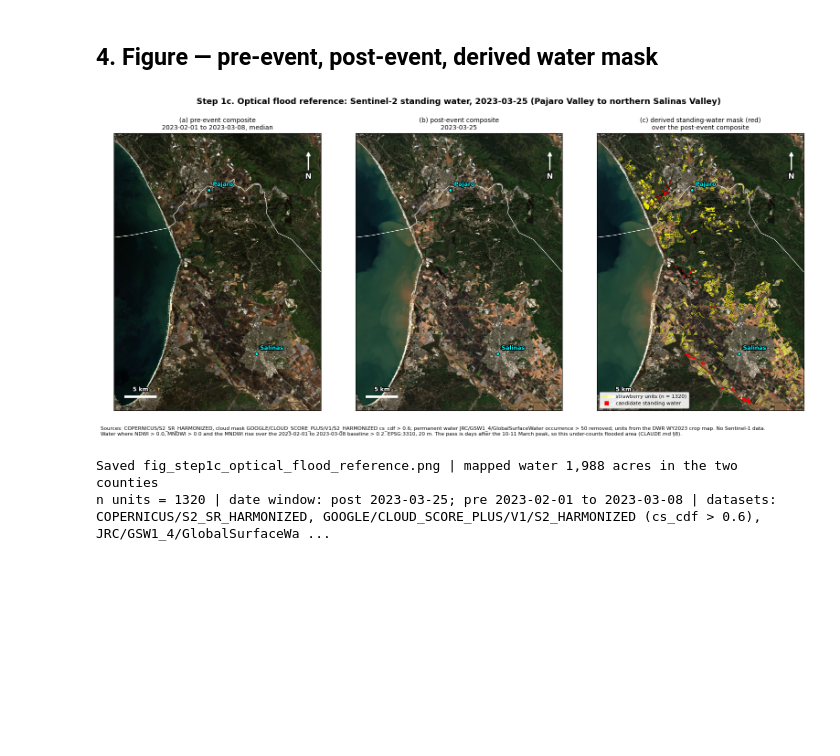
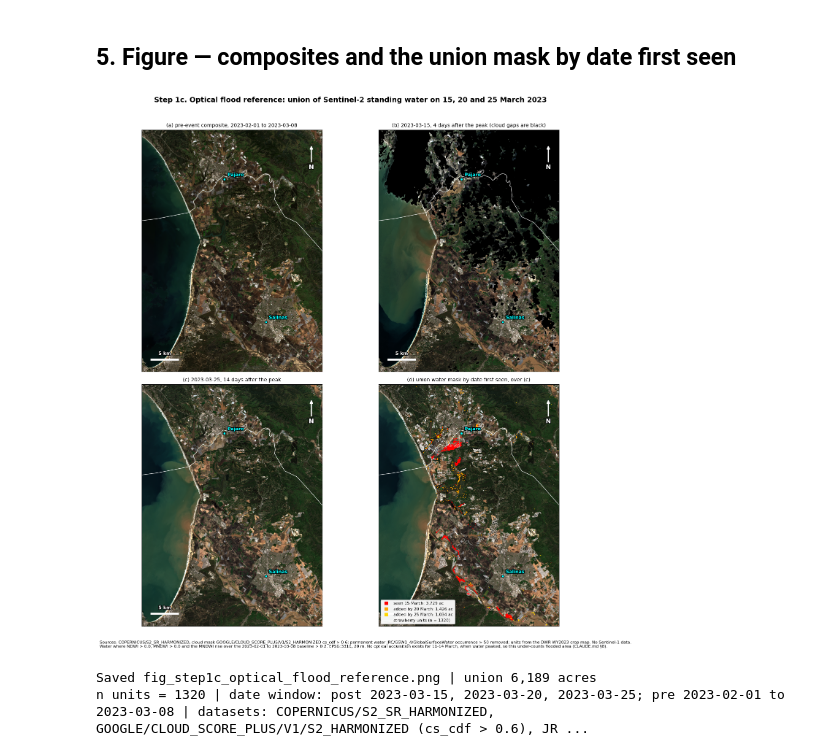
Before and after one commit to Austin-Krawczyk/satellite-strawberry, a Jupyter notebook: strawberry-index-insurance/notebooks/01c_optical_flood_reference.ipynb, the cells around one changed output. Saved outputs shown, nothing was run; the diff lists cells and outputs as text; code cells hidden in the pictures; blank space fills up the shorter version.

```diff
--- a/strawberry-index-insurance/notebooks/01c_optical_flood_reference.ipynb
+++ b/strawberry-index-insurance/notebooks/01c_optical_flood_reference.ipynb
@@ -36,13 +44,18 @@ from maps import HALO, add_north_arrow, add_scale_bar, ee_tif
 
 ee.Initialize(project=C.EE_PROJECT)
 
+PEAK = pd.Timestamp("2023-03-11")            # night of 10-11 March 2023
 POST_WINDOW = ("2023-03-11", "2023-03-26")   # 11-25 March 2023 inclusive
 PRE_WINDOW = ("2023-02-01", "2023-03-09")    # 1 Feb - 8 Mar 2023 inclusive
+DATES = ["2023-03-15", "2023-03-20", "2023-03-25"]
+SEEN_COLOR = {"2023-03-15": "red", "2023-03-20": "orange", "2023-03-25": "gold"}
 AOI_LL = (-121.90, 36.60, -121.55, 36.98)    # Pajaro Valley to northern Salinas Valley
+PAJARO_LL = (-121.86, 36.84, -121.70, 36.95)  # lower Pajaro Valley, the breach area
 ACRE_M2 = 4046.8564224
 
 counties_fc = ee.FeatureCollection(C.COUNTIES).filter(ee.Filter.inList("GEOID", C.COUNTY_GEOIDS))
 region = counties_fc.geometry()
+aoi, pajaro_aoi = ee.Geometry.BBox(*AOI_LL), ee.Geometry.BBox(*PAJARO_LL)
 counties = gpd.GeoDataFrame.from_features(counties_fc.getInfo()["features"], crs="EPSG:4326")
 counties = counties[["GEOID", "NAME", "geometry"]].sort_values("GEOID").reset_index(drop=True)
 counties_m = counties.to_crs(C.GRID_CRS)
@@ -65,8 +78,19 @@ def clear_s2(start, end):
             .map(lambda im: im.updateMask(im.select("cs_cdf").gt(C.CLEAR_CS_CDF))))
 
 
+def next_day(d):
+    return ee.Date(d).advance(1, "day").format("YYYY-MM-dd").getInfo()
+
+
+def acres(img_mask, geom=None):
+    total = (ee.Image.pixelArea().updateMask(img_mask)
+             .reduceRegion(ee.Reducer.sum(), geom or region, scale=20, maxPixels=1e10, tileScale=4)
+             .get("area").getInfo())
+    return (total or 0) / ACRE_M2
+
+
 print("Sentinel-1 is not used in this notebook.")
-print(f"post window {POST_WINDOW[0]} to 2023-03-25 | pre window {PRE_WINDOW[0]} to 2023-03-08 | "
+print(f"dates used for the union: {', '.join(DATES)} | pre-event baseline {PRE_WINDOW[0]} to 2023-03-08 | "
       f"n units = {N_UNITS}")
 # %% [output]
 Sentinel-1 is not used in this notebook.
@@ -206,55 +321,60 @@ n units = 1320 | date window: post 2023-03-25; pre 2023-02-01 to 2023-03-08 | da
-# %% [markdown]
-## 4. Figure — pre-event, post-event, derived water mask
+# %% [markdown]
+## 5. Figure — composites and the union mask by date first seen
 # %%
 VIS = {"bands": ["B4", "B3", "B2"], "min": 0, "max": 0.3}
 pre_rgb, ext = ee_tif(clear_s2(*PRE_WINDOW).median().multiply(0.0001).visualize(**VIS),
                       C.DERIVED / "01c_pre_rgb.tif", AOI_LL, 20)
-post_rgb, _ = ee_tif(post_col.mosaic().multiply(0.0001).visualize(**VIS),
-                     C.DERIVED / "01c_post_rgb.tif", AOI_LL, 20)
-water_arr, _ = ee_tif(water.unmask(0).toByte(), C.DERIVED / "01c_water_mask_20m.tif", AOI_LL, 20)
+rgb15, _ = ee_tif(clear_s2(d15, next_day(d15)).mosaic().multiply(0.0001).visualize(**VIS),
+                  C.DERIVED / "01c_rgb_2023-03-15.tif", AOI_LL, 20)
+rgb25, _ = ee_tif(clear_s2(d25, next_day(d25)).mosaic().multiply(0.0001).visualize(**VIS),
+                  C.DERIVED / "01c_rgb_2023-03-25.tif", AOI_LL, 20)
+seen_arr, _ = ee_tif(seen_code.unmask(0).toByte(), C.DERIVED / "01c_seen_code_20m.tif", AOI_LL, 20)
 
-fig, axes = plt.subplots(1, 3, figsize=(16, 7.6))
-panels = [(axes[0], pre_rgb, f"(a) pre-event composite\n{PRE_WINDOW[0]} to 2023-03-08, median"),
-          (axes[1], post_rgb, f"(b) post-event composite\n{BEST}"),
-          (axes[2], post_rgb, "(c) derived standing-water mask (red)\nover the post-event composite")]
+fig, axes = plt.subplots(2, 2, figsize=(14, 15.5))
+panels = [(axes[0, 0], pre_rgb, f"(a) pre-event composite, {PRE_WINDOW[0]} to 2023-03-08"),
+          (axes[0, 1], rgb15, f"(b) {d15}, 4 days after the peak (cloud gaps are black)"),
+          (axes[1, 0], rgb25, f"(c) {d25}, 14 days after the peak"),
+          (axes[1, 1], rgb25, "(d) union water mask by date first seen, over (c)")]
 for ax, rgb, title in panels:
     ax.imshow(rgb, extent=ext, origin="upper")
     counties_m.boundary.plot(ax=ax, color="white", lw=0.8)
     for _, t in towns.iterrows():
         ax.plot(t.geometry.x, t.geometry.y, marker="o", ms=5, color="cyan", mec="black")
         ax.annotate(t["name"], (t.geometry.x, t.geometry.y), xytext=(6, 6), textcoords="offset points",
                     color="cyan", fontsize=9, fontweight="bold", path_effects=HALO)
     ax.set_xlim(ext[0], ext[1])
     ax.set_ylim(ext[2], ext[3])
     ax.set_xticks([])
     ax.set_yticks([])
     ax.set_title(title, fontsize=10)
     add_scale_bar(ax, 5)
     add_north_arrow(ax)
 
-axes[2].imshow(np.ma.masked_equal(water_arr, 0), extent=ext, origin="upper",
-               cmap=ListedColormap(["red"]), interpolation="nearest")
-units.to_crs(C.GRID_CRS).boundary.plot(ax=axes[2], color="yellow", lw=0.35)
-axes[2].plot([], [], color="yellow", lw=1, label=f"strawberry units (n = {N_UNITS})")
-axes[2].plot([], [], "s", color="red", label="candidate standing water")
-axes[2].legend(loc="lower left", fontsize=8, framealpha=0.9)
+d = axes[1, 1]
+d.imshow(np.ma.masked_equal(seen_arr, 0), extent=ext, origin="upper", vmin=1, vmax=3,
+         cmap=ListedColormap([SEEN_COLOR[x] for x in DATES]), interpolation="nearest")
+units.to_crs(C.GRID_CRS).boundary.plot(ax=d, color="white", lw=0.3, alpha=0.85)
+for date_, label in zip(DATES, ["seen 15 March", "added by 20 March", "added by 25 March"]):
+    d.plot([], [], "s", color=SEEN_COLOR[date_], label=f"{label}: {nested.loc[nested.date == date_, 'acres'].iloc[0]:,.0f} ac")
+d.plot([], [], color="white", lw=1, label=f"strawberry units (n = {N_UNITS})")
+d.legend(loc="lower left", fontsize=8, framealpha=0.95)
 
-fig.suptitle(f"Step 1c. Optical flood reference: Sentinel-2 standing water, {BEST} "
-             "(Pajaro Valley to northern Salinas Valley)", fontsize=13, fontweight="bold")
+fig.suptitle("Step 1c. Optical flood reference: union of Sentinel-2 standing water on 15, 20 and 25 "
+             "March 2023", fontsize=14, fontweight="bold")
 fig.text(0.01, 0.005,
          f"Sources: {C.S2}, cloud mask {C.S2_CLOUD} cs_cdf > {C.CLEAR_CS_CDF}; permanent water {C.GSW} "
          f"occurrence > {C.PERMANENT_WATER} removed; units from the DWR WY2023 crop map. No Sentinel-1 data.\n"
          f"Water where NDWI > {NDWI_MIN}, MNDWI > {MNDWI_MIN} and the MNDWI rise over the "
-         f"{PRE_WINDOW[0]} to 2023-03-08 baseline > {D_MNDWI_MIN}. EPSG:3310, 20 m. The pass is days after "
-         "the 10-11 March peak, so this under-counts flooded area (CLAUDE.md §8).",
+         f"{PRE_WINDOW[0]} to 2023-03-08 baseline > {D_MNDWI_MIN}. EPSG:3310, 20 m. No optical acquisition "
+         "exists for 11-14 March, when water peaked, so this under-counts flooded area (CLAUDE.md §8).",
          fontsize=8, va="bottom")
-fig.tight_layout(rect=(0, 0.06, 1, 0.94))
+fig.tight_layout(rect=(0, 0.035, 1, 0.965))
 FIG = C.FIGURES / "fig_step1c_optical_flood_reference.png"
 fig.savefig(FIG, dpi=200)
 plt.show()
-print(f"Saved {FIG.name} | mapped water {flood_m.area.sum() / ACRE_M2:,.0f} acres in the two counties")
-stamp(f"post {BEST}; pre {PRE_WINDOW[0]} to 2023-03-08")
+print(f"Saved {FIG.name} | union {nested.loc[nested.extent == 'UNION (reference)', 'acres'].iloc[0]:,.0f} acres")
+stamp(f"post {', '.join(DATES)}; pre {PRE_WINDOW[0]} to 2023-03-08")
 # %% [output]
-[figure, old version]
+[figure, new version]
-Saved fig_step1c_optical_flood_reference.png | mapped water 1,988 acres in the two counties
-n units = 1320 | date window: post 2023-03-25; pre 2023-02-01 to 2023-03-08 | datasets: COPERNICUS/S2_SR_HARMONIZED, GOOGLE/CLOUD_SCORE_PLUS/V1/S2_HARMONIZED (cs_cdf > 0.6), JRC/GSW1_4/GlobalSurfaceWa ...
+Saved fig_step1c_optical_flood_reference.png | union 6,189 acres
+n units = 1320 | date window: post 2023-03-15, 2023-03-20, 2023-03-25; pre 2023-02-01 to 2023-03-08 | datasets: COPERNICUS/S2_SR_HARMONIZED, GOOGLE/CLOUD_SCORE_PLUS/V1/S2_HARMONIZED (cs_cdf > 0.6), JR ...
```
Also changed, not shown: parts of 14 cells of this notebook, 9 other files.
